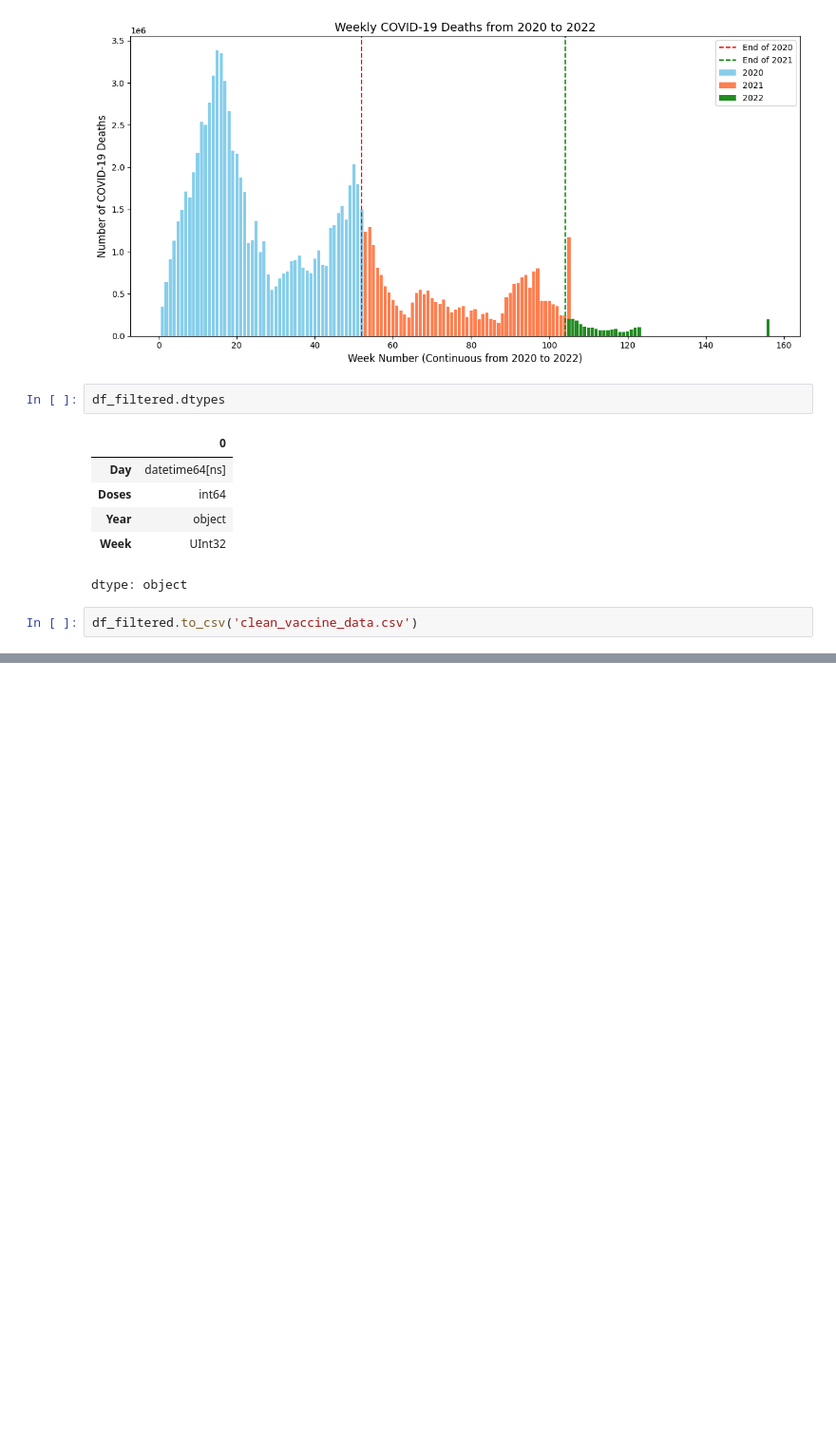
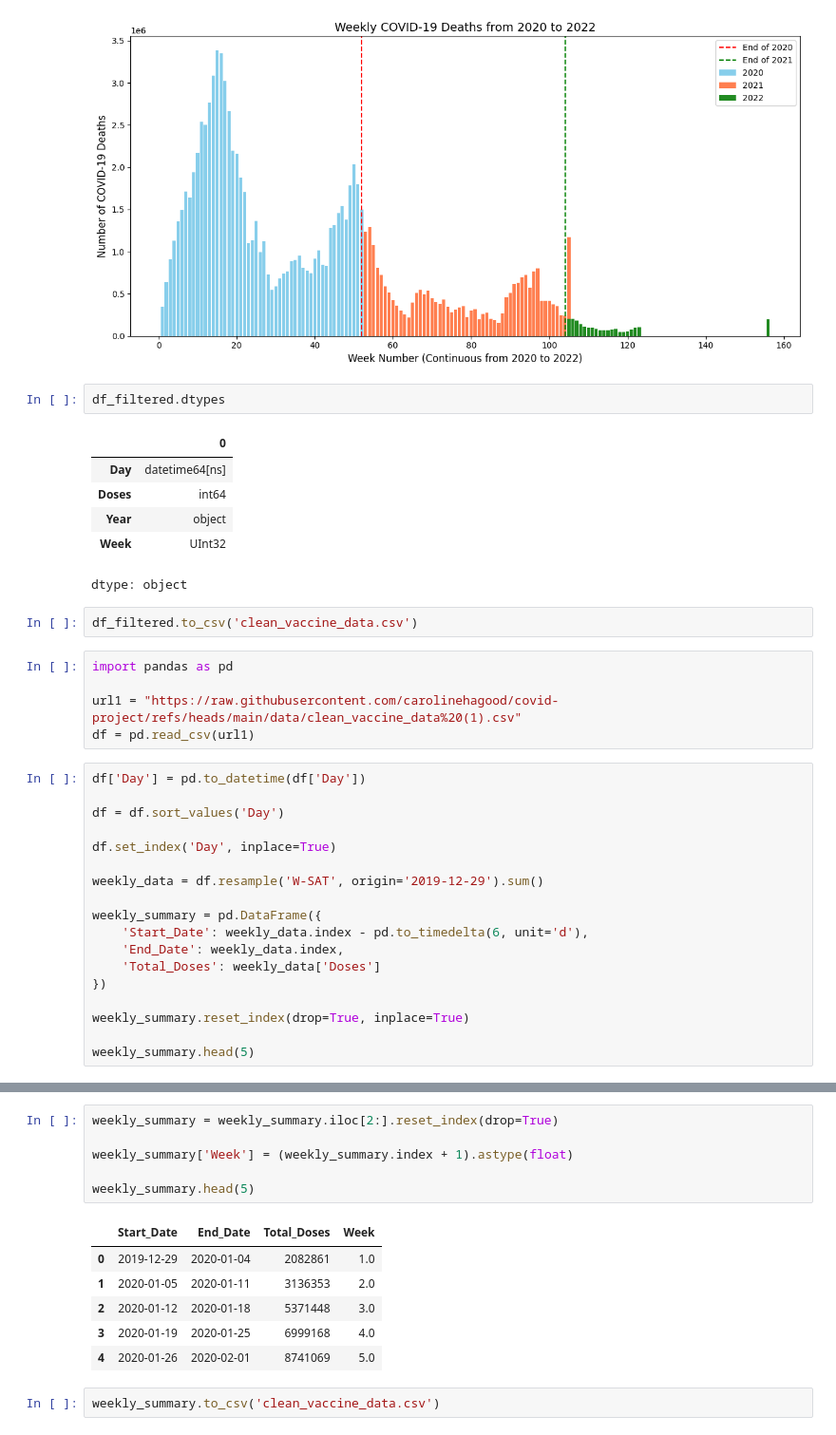
Before and after one commit to carolinehagood/covid-project, a Jupyter notebook: vaccine_data_cleaning.ipynb, the cells around one changed output, grey strips where cells are left out. Shown: that part at 95% size. Cells and saved outputs as stored; diff of their text form; blank space fills up the shorter version.

```diff
--- a/vaccine_data_cleaning.ipynb
+++ b/vaccine_data_cleaning.ipynb
@@ -184,3 +184,26 @@ df_filtered.dtypes
 dtype: object
 # %%
 df_filtered.to_csv('clean_vaccine_data.csv')
+# %%
+import pandas as pd
+
+url1 = "https://raw.githubusercontent.com/carolinehagood/covid-project/refs/heads/main/data/clean_vaccine_data%20(1).csv"
+df = pd.read_csv(url1)
+# %%
+df['Day'] = pd.to_datetime(df['Day'])
+
+df = df.sort_values('Day')
+
+df.set_index('Day', inplace=True)
+
+weekly_data = df.resample('W-SAT', origin='2019-12-29').sum()
+
+weekly_summary = pd.DataFrame({
+    'Start_Date': weekly_data.index - pd.to_timedelta(6, unit='d'),
+    'End_Date': weekly_data.index,
+    'Total_Doses': weekly_data['Doses']
+})
+
+weekly_summary.reset_index(drop=True, inplace=True)
+
+weekly_summary.head(5)
@@ -186,0 +217,15 @@ df_filtered.to_csv('clean_vaccine_data.csv')
+# %%
+weekly_summary = weekly_summary.iloc[2:].reset_index(drop=True)
+
+weekly_summary['Week'] = (weekly_summary.index + 1).astype(float)
+
+weekly_summary.head(5)
+# %% [output]
+|  | Start_Date | End_Date | Total_Doses | Week |
+| 0 | 2019-12-29 | 2020-01-04 | 2082861 | 1.0 |
+| 1 | 2020-01-05 | 2020-01-11 | 3136353 | 2.0 |
+| 2 | 2020-01-12 | 2020-01-18 | 5371448 | 3.0 |
+| 3 | 2020-01-19 | 2020-01-25 | 6999168 | 4.0 |
+| 4 | 2020-01-26 | 2020-02-01 | 8741069 | 5.0 |
+# %%
+weekly_summary.to_csv('clean_vaccine_data.csv')
```
Also changed, not shown: parts of 1 cell of this notebook.
